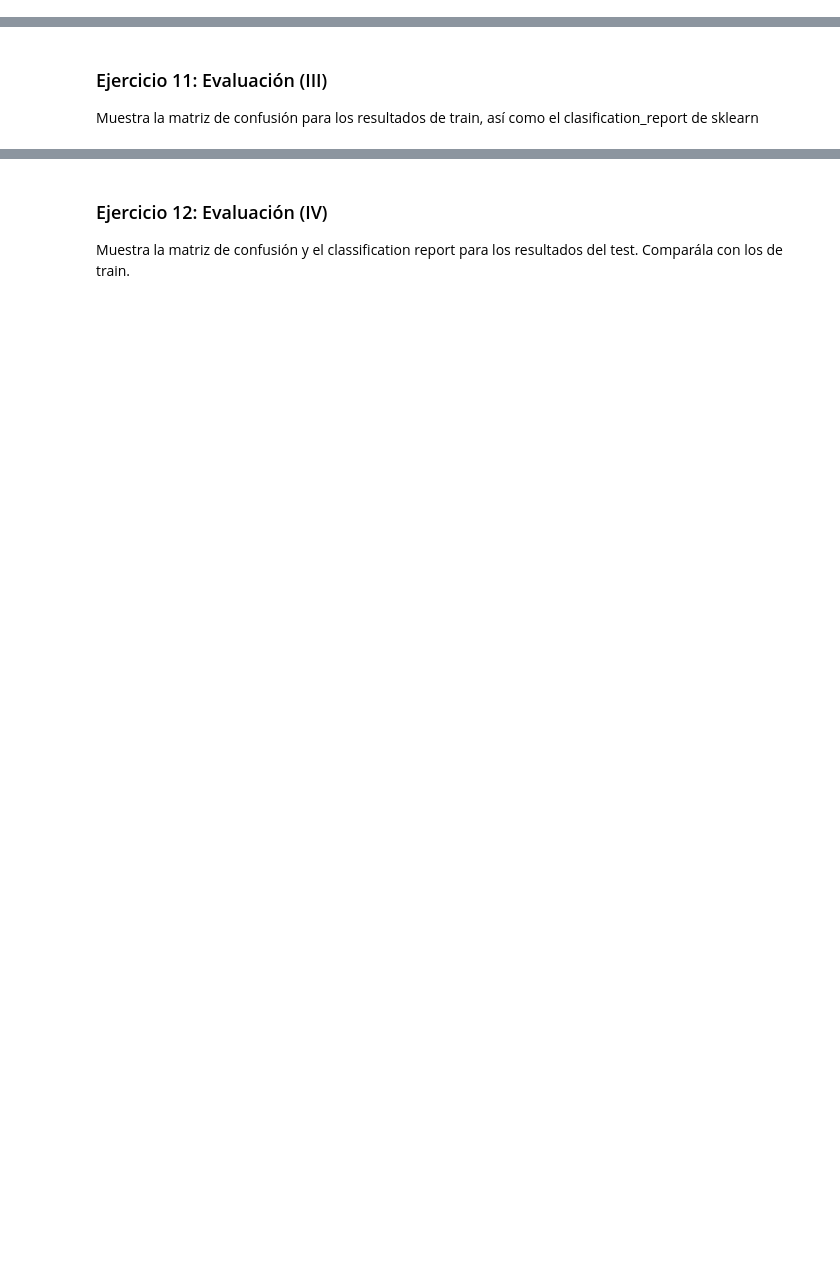
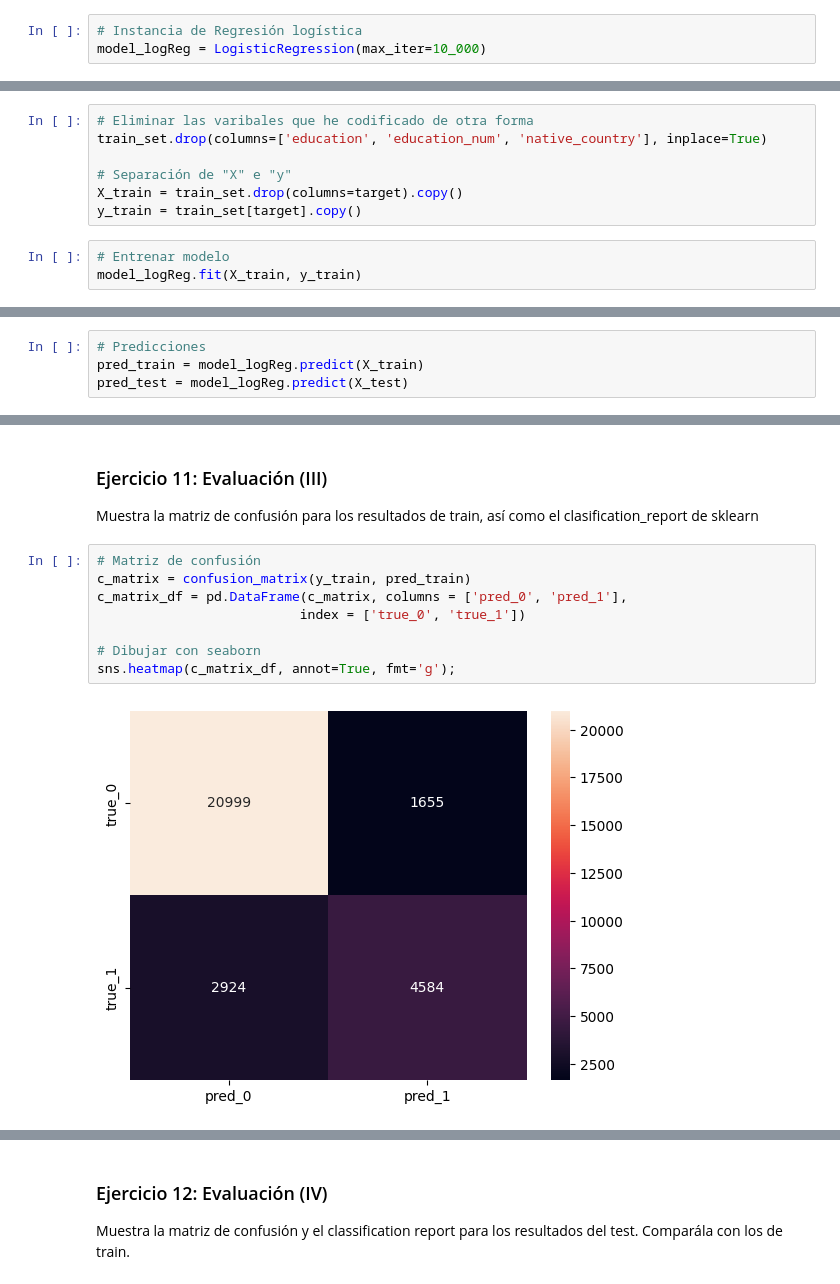
Before and after one commit to elecomexp/ONLINE_DS_THEBRIDGE_2024, a Jupyter notebook: 05_Machine_Learning/S12_Supervisados_I/U02_Clasificacion_RegLogística/Ejercicios_Workout/13_Ejercicios_Practica_RL_Binaria.ipynb, the cells around one changed output, grey strips where cells are left out. Saved outputs shown, nothing was run; the diff lists cells and outputs as text; blank space fills up the shorter version.

```diff
--- a/05_Machine_Learning/S12_Supervisados_I/U02_Clasificacion_RegLogística/Ejercicios_Workout/13_Ejercicios_Practica_RL_Binaria.ipynb
+++ b/05_Machine_Learning/S12_Supervisados_I/U02_Clasificacion_RegLogística/Ejercicios_Workout/13_Ejercicios_Practica_RL_Binaria.ipynb
@@ -185,6 +301,9 @@ NOTA: En un ejercicio completo deberíamos decidir si escalar las variables num
 ### Ejercicio 7: Modelo (I)
 
 Instancia el modelo de regresión logística, con el hiperparámetro "max_iter" a 10000.
+# %%
+# Instancia de Regresión logística
+model_logReg = LogisticRegression(max_iter=10_000)
 # %% [markdown]
 ### Ejercicio 8: Entrenamiento
 
@@ -191,0 +314,10 @@ Entrena modelo para el dataset de train tal como lo hemos preparado, creando ant
+# %%
+# Eliminar las varibales que he codificado de otra forma
+train_set.drop(columns=['education', 'education_num', 'native_country'], inplace=True)
+
+# Separación de "X" e "y"
+X_train = train_set.drop(columns=target).copy()
+y_train = train_set[target].copy()
+# %%
+# Entrenar modelo
+model_logReg.fit(X_train, y_train)
@@ -199,0 +421,4 @@ Obten la predicción para X_train y para X_test.
+# %%
+# Predicciones
+pred_train = model_logReg.predict(X_train)
+pred_test = model_logReg.predict(X_test)
@@ -201,3 +447,13 @@ Obten la predicción para X_train y para X_test.
 ### Ejercicio 11: Evaluación (III)
 
 Muestra la matriz de confusión para los resultados de train, así como el clasification_report de sklearn
+# %%
+# Matriz de confusión
+c_matrix = confusion_matrix(y_train, pred_train)
+c_matrix_df = pd.DataFrame(c_matrix, columns = ['pred_0', 'pred_1'],
+                          index = ['true_0', 'true_1'])
+
+# Dibujar con seaborn
+sns.heatmap(c_matrix_df, annot=True, fmt='g');
+# %% [output]
+[figure, added]
```
Also changed, not shown: parts of 26 cells of this notebook.
